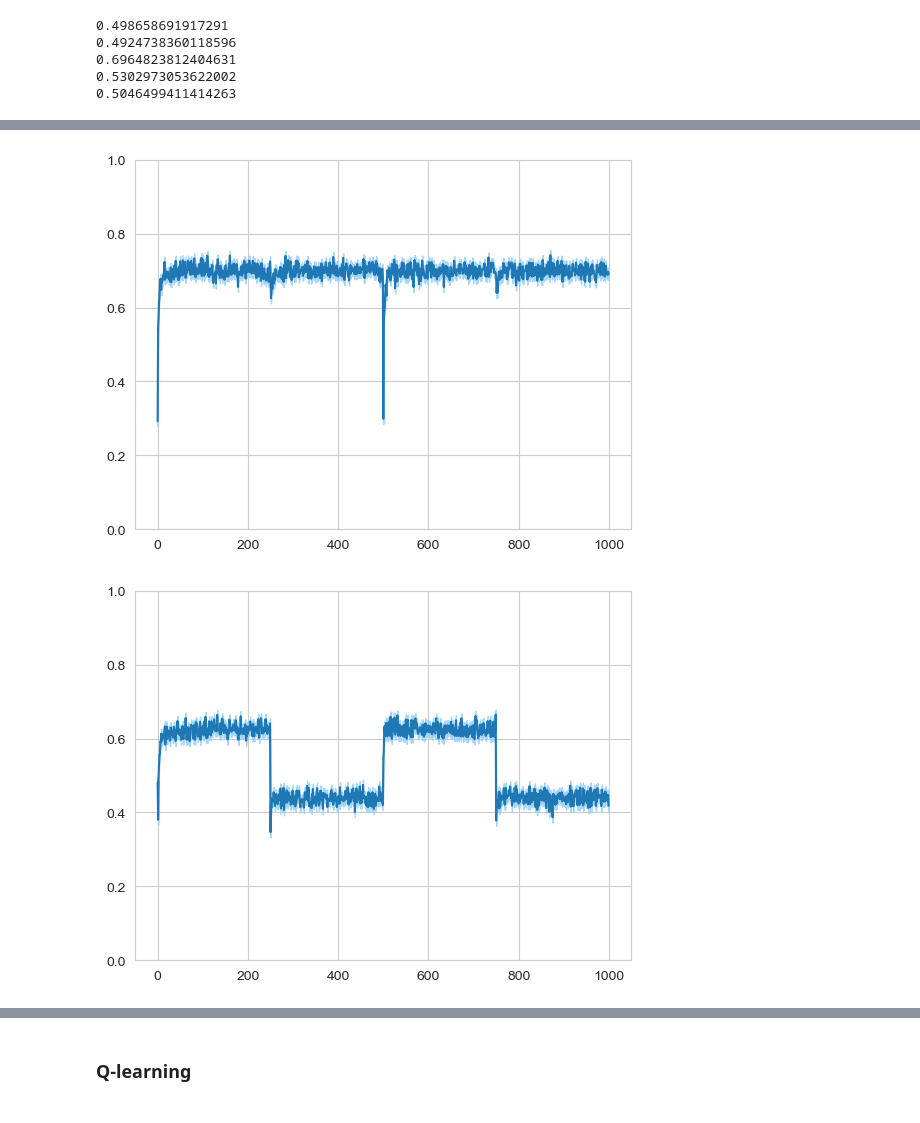
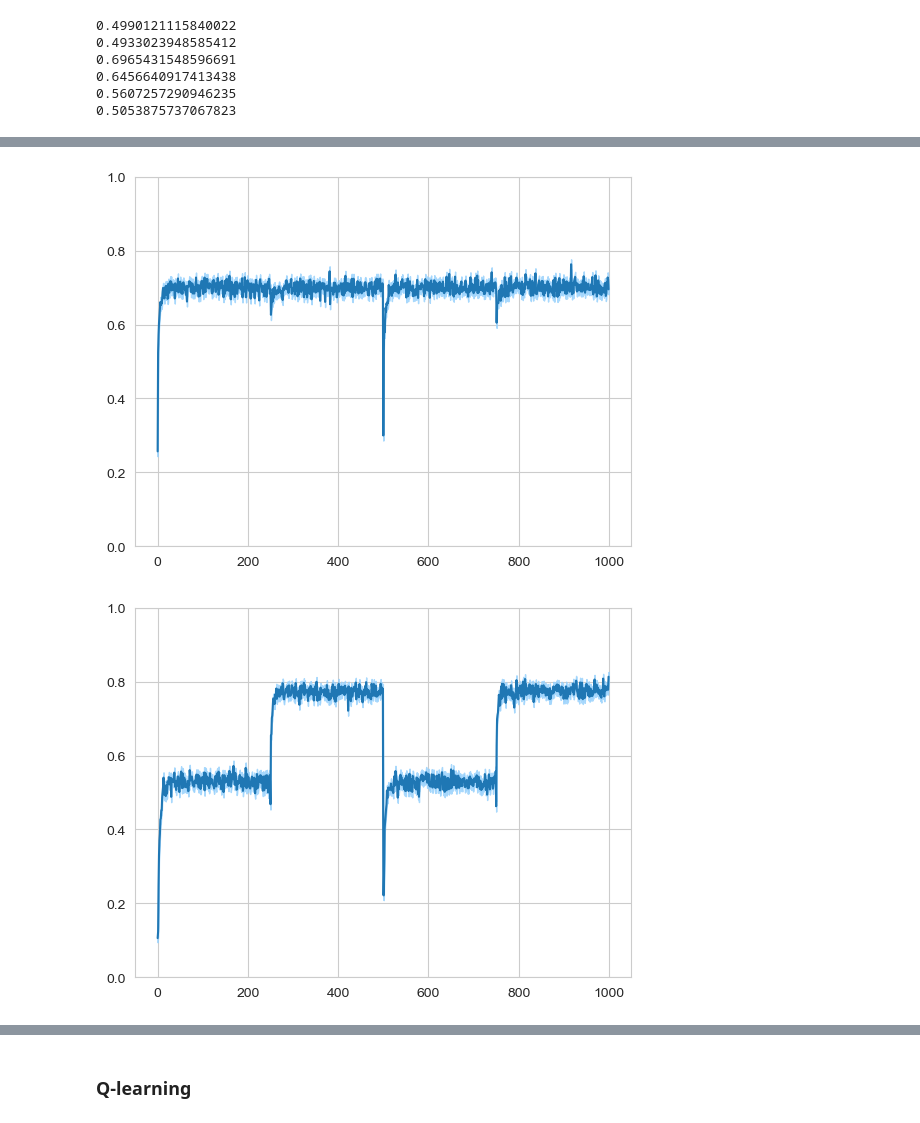
Before and after one commit to marek1n/rl-sim, a Jupyter notebook: RLsim.ipynb, the cells around one changed output, grey strips where cells are left out. Saved outputs shown, nothing was run; the diff lists cells and outputs as text; code cells hidden in the pictures.

```diff
--- a/RLsim.ipynb
+++ b/RLsim.ipynb
@@ -21,6 +21,7 @@ RUN_LENGTH = 1000
 returns_Q = np.zeros([EPISODES, RUN_LENGTH])
 returns_Q_greedy = np.zeros([EPISODES, RUN_LENGTH])
 returns_Q_smart = np.zeros([EPISODES, RUN_LENGTH])
+returns_Q_social = np.zeros([EPISODES, RUN_LENGTH])
 returns_EWA = np.zeros([EPISODES, RUN_LENGTH])
 returns_EWA_asoc = np.zeros([EPISODES, RUN_LENGTH])
 
@@ -28,10 +29,12 @@ returns_EWA_asoc = np.zeros([EPISODES, RUN_LENGTH])
 for episode in range(EPISODES):
 
     agentQ = AgentQ('A')
-    agentEWA = AgentEWA('B')
-    agentEWA_asoc = AgentEWA('B', sigma=0)
+    agentEWA = AgentEWA('B', is_social=True)
+    agentEWA_asoc = AgentEWA('B', sigma=0, is_social=False)
     agentQ_smart = AgentQ('C')
     agentQ_greedy = AgentQ("D", epsilon=0)
+    agentQ_social = AgentQ("D", epsilon=0, is_social=True)
+
 
     env.reset()
     for i in range(RUN_LENGTH):
@@ -42,8 +45,8 @@ for episode in range(EPISODES):
             env.switch()
             agentQ_smart.reset_Qvals()
 
-        for agent in (agentQ, agentQ_greedy, agentQ_smart, agentEWA, agentEWA_asoc):
-            choice = agent.choose_action(obs=actions_last_round)
+        for agent in (agentQ, agentQ_greedy, agentQ_smart, agentEWA, agentEWA_asoc, agentQ_social):
+            choice = agent.choose_action(context=actions_last_round)
             actions_this_round[agent.id] = choice
             reward, is_optimal = env.return_rewards(choice)
             agent.update_state(reward, is_optimal)
@@ -55,21 +58,24 @@ for episode in range(EPISODES):
     returns_Q[episode, :] = agentQ.payoffs
     returns_Q_greedy[episode, :] = agentQ_greedy.payoffs
     returns_Q_smart[episode, :] = agentQ_smart.payoffs
+    returns_Q_social[episode, :] = agentQ_social.payoffs
     returns_EWA[episode, :] = agentEWA.payoffs
     returns_EWA_asoc[episode, :] = agentEWA_asoc.payoffs
 # %%
-for ret in (returns_Q, returns_Q_greedy, returns_Q_smart, returns_EWA, returns_EWA_asoc):
+for ret in (returns_Q, returns_Q_greedy, returns_Q_smart, returns_Q_social, returns_EWA, returns_EWA_asoc):
     print(np.mean(ret))
 # %% [output]
-0.498658691917291
-0.4924738360118596
-0.6964823812404631
-0.5302973053622002
-0.5046499411414263
+0.4990121115840022
+0.4933023948585412
+0.6965431548596691
+0.6456640917413438
+0.5607257290946235
+0.5053875737067823
 # %%
 F.plot_returns(returns_Q)
 F.plot_returns(returns_Q_greedy)
 F.plot_returns(returns_Q_smart)
+F.plot_returns(returns_Q_social)
 F.plot_returns(returns_EWA)
 F.plot_returns(returns_EWA_asoc)
 # %% [output]
@@ -78,2 +84,2 @@ F.plot_returns(returns_EWA_asoc)
-[figure, old version]
+[figure, new version]
-[figure, old version]
+[figure, new version]
```
Also changed, not shown: parts of 1 cell of this notebook, 1 other file.
